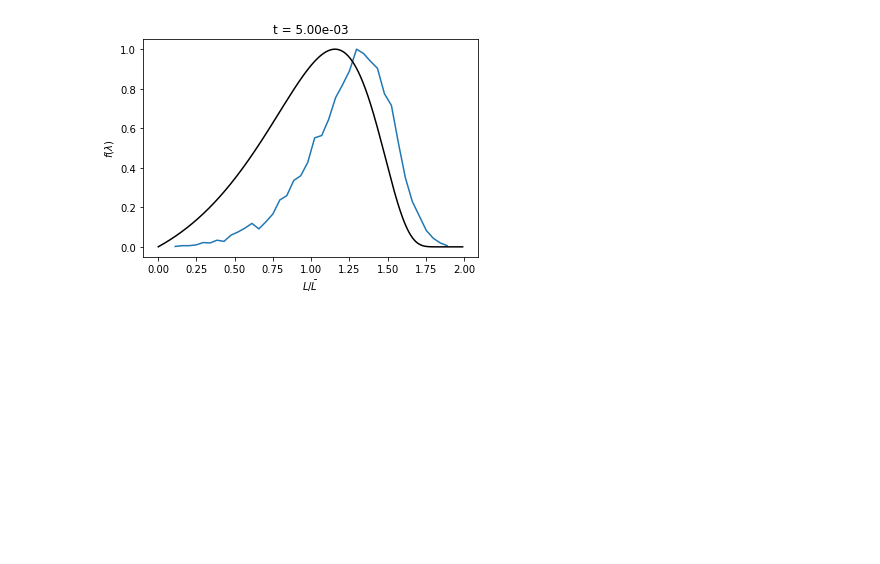
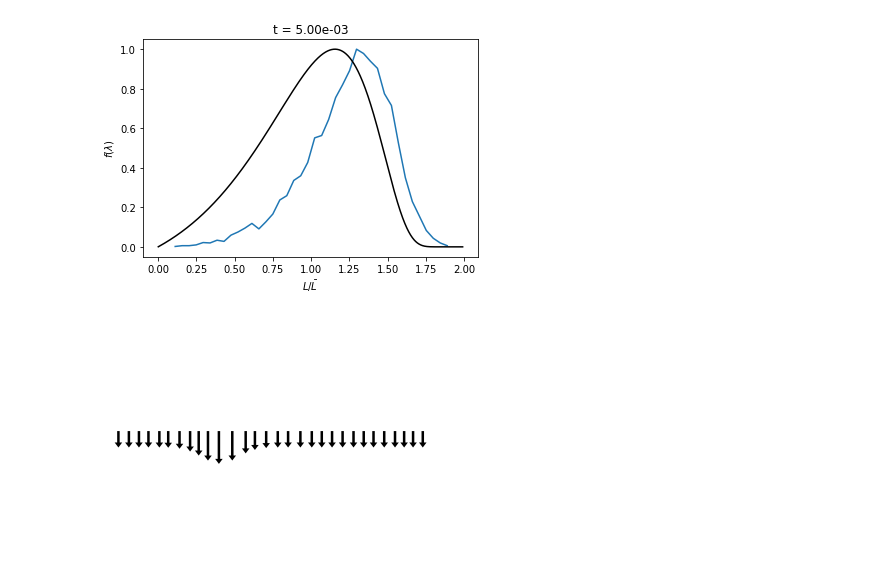
Before and after one commit to VirtualEmbryo/hydroosmotic_chain, a Jupyter notebook: _notebook/tests.ipynb, the cells around one changed output. Drawn from its saved outputs; the diff is of its cells as text; code cells hidden in the pictures; blank space fills up the shorter version.

```diff
--- a/_notebook/tests.ipynb
+++ b/_notebook/tests.ipynb
@@ -172,3 +164,21 @@ plt.title('t = '+"{:2.2e}".format(t))
 plt.show()
 # %% [output]
 [figure]
+# %%
+def gaussian_profile(x, amp, mu, sigma, threshold) :
+    return amp*np.exp(-(x-mu)**2/sigma**2) + threshold
+# %%
+amp, mu, sigma, threshold = 1.0, 0.4, 0.05, 1.
+X = np.array([ch_n.lumens_dict[k].pos for k in ch_n.lumens_dict.keys() if k != 0 and k !=-1])
+Y = np.zeros(len(X))
+
+U, V = np.zeros(len(X)), -gaussian_profile(X/ch_n.total_length, amp, mu, sigma, threshold)
+fig, ax = plt.subplots()
+ax.quiver(X, Y, U, V, headwidth=3, headlength=2, headaxislength=2)
+ax.axis('off')
+#plt.savefig(os.path.join(path_n, 'arrows_pumping.eps'), format='eps')
+plt.show()
+
+#tools.plot_profile(x, ch_n, savefig=True, savename=os.path.join(path_n, 'pic.eps'), picformat='eps', centers=False)
+# %% [output]
+[figure, added]
```
Also changed, not shown: parts of 8 cells of this notebook, 10 other files.
